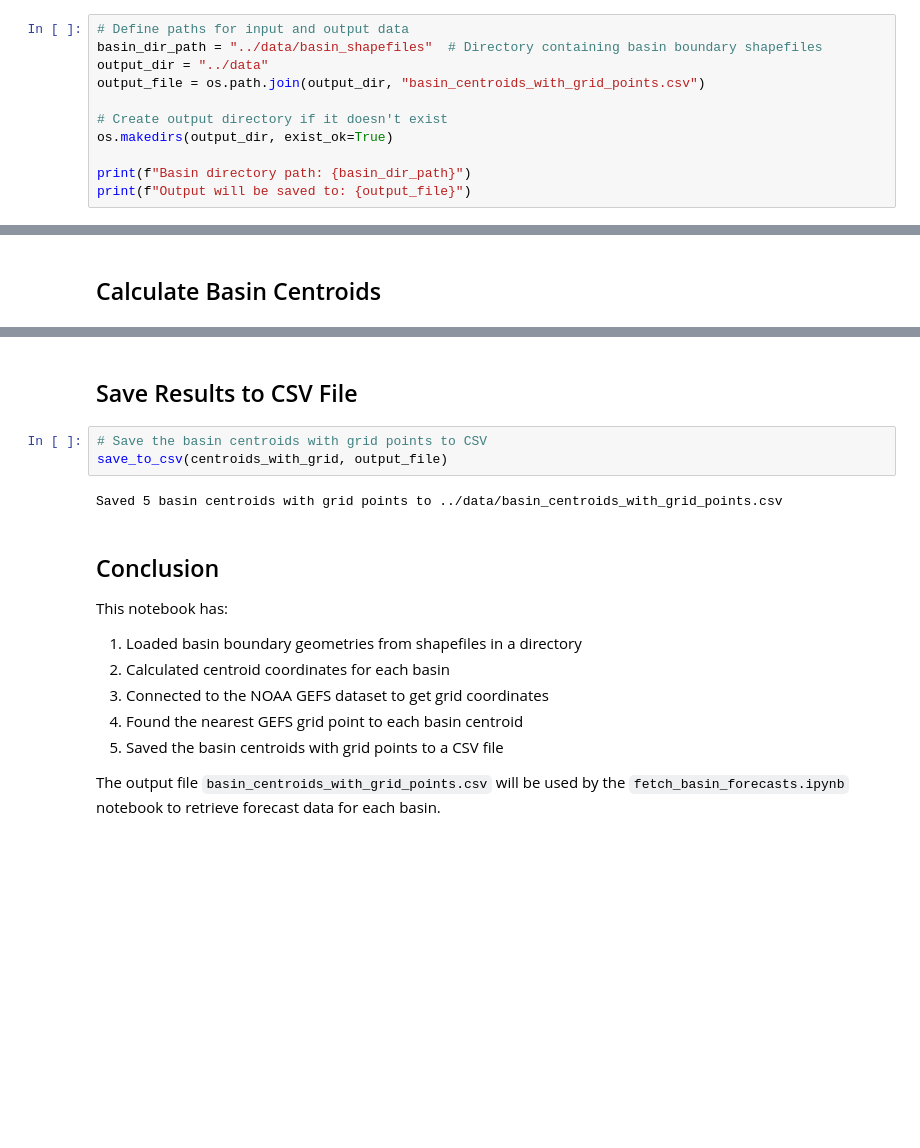
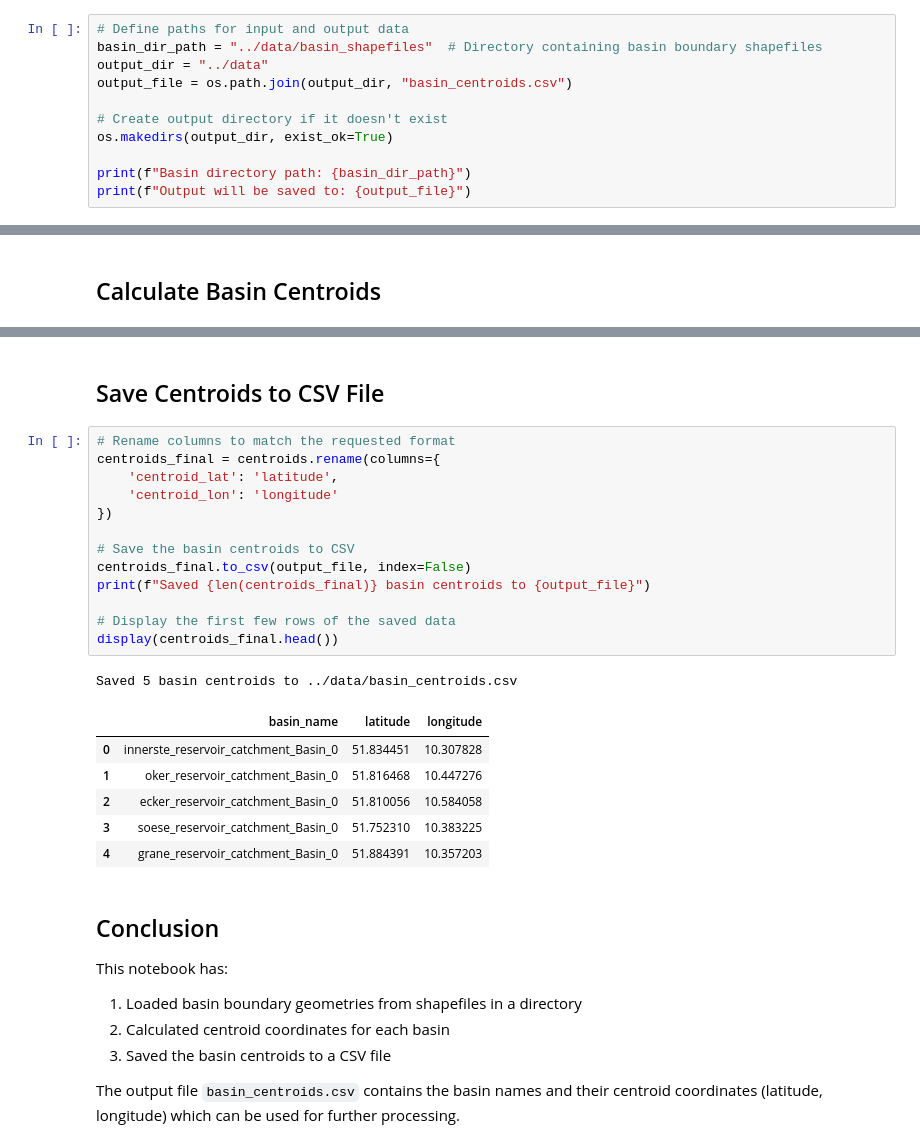
Before and after one commit to gjohnen1/NOAA-GEFS-Forecast-Processing, a Jupyter notebook: notebooks/extract_basin_centroids.ipynb, the cells around one changed output, grey strips where cells are left out. Cells and saved outputs as stored; diff of their text form; blank space fills up the shorter version.

```diff
--- a/notebooks/extract_basin_centroids.ipynb
+++ b/notebooks/extract_basin_centroids.ipynb
@@ -43,7 +35,7 @@ warnings.filterwarnings('ignore', message='The specified chunks')
 # Define paths for input and output data
 basin_dir_path = "../data/basin_shapefiles"  # Directory containing basin boundary shapefiles
 output_dir = "../data"
-output_file = os.path.join(output_dir, "basin_centroids_with_grid_points.csv")
+output_file = os.path.join(output_dir, "basin_centroids.csv")
 
 # Create output directory if it doesn't exist
 os.makedirs(output_dir, exist_ok=True)
@@ -152,18 +106,32 @@ Maximum distance to nearest grid point: 14.81 km
 # %% [markdown]
-## Save Results to CSV File
+## Save Centroids to CSV File
-# %%
-# Save the basin centroids with grid points to CSV
-save_to_csv(centroids_with_grid, output_file)
-# %% [output]
-Saved 5 basin centroids with grid points to ../data/basin_centroids_with_grid_points.csv
+# %%
+# Rename columns to match the requested format
+centroids_final = centroids.rename(columns={
+    'centroid_lat': 'latitude',
+    'centroid_lon': 'longitude'
+})
+
+# Save the basin centroids to CSV
+centroids_final.to_csv(output_file, index=False)
+print(f"Saved {len(centroids_final)} basin centroids to {output_file}")
+
+# Display the first few rows of the saved data
+display(centroids_final.head())
+# %% [output]
+Saved 5 basin centroids to ../data/basin_centroids.csv
+|  | basin_name | latitude | longitude |
+| 0 | innerste_reservoir_catchment_Basin_0 | 51.834451 | 10.307828 |
+| 1 | oker_reservoir_catchment_Basin_0 | 51.816468 | 10.447276 |
+| 2 | ecker_reservoir_catchment_Basin_0 | 51.810056 | 10.584058 |
+| 3 | soese_reservoir_catchment_Basin_0 | 51.752310 | 10.383225 |
+| 4 | grane_reservoir_catchment_Basin_0 | 51.884391 | 10.357203 |
 # %% [markdown]
 ## Conclusion
 
 This notebook has:
 1. Loaded basin boundary geometries from shapefiles in a directory
 2. Calculated centroid coordinates for each basin
-3. Connected to the NOAA GEFS dataset to get grid coordinates
-4. Found the nearest GEFS grid point to each basin centroid
-5. Saved the basin centroids with grid points to a CSV file
+3. Saved the basin centroids to a CSV file
 
-The output file `basin_centroids_with_grid_points.csv` will be used by the `fetch_basin_forecasts.ipynb` notebook to retrieve forecast data for each basin.
+The output file `basin_centroids.csv` contains the basin names and their centroid coordinates (latitude, longitude) which can be used for further processing.
```
Also changed, not shown: parts of 8 cells of this notebook, 1 other file.
